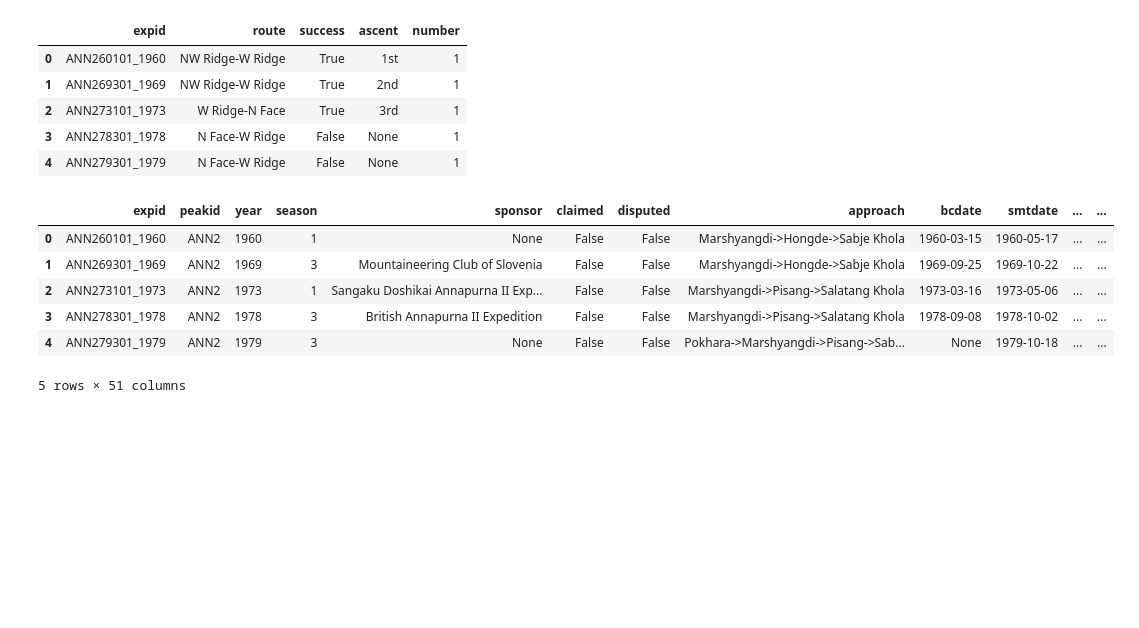
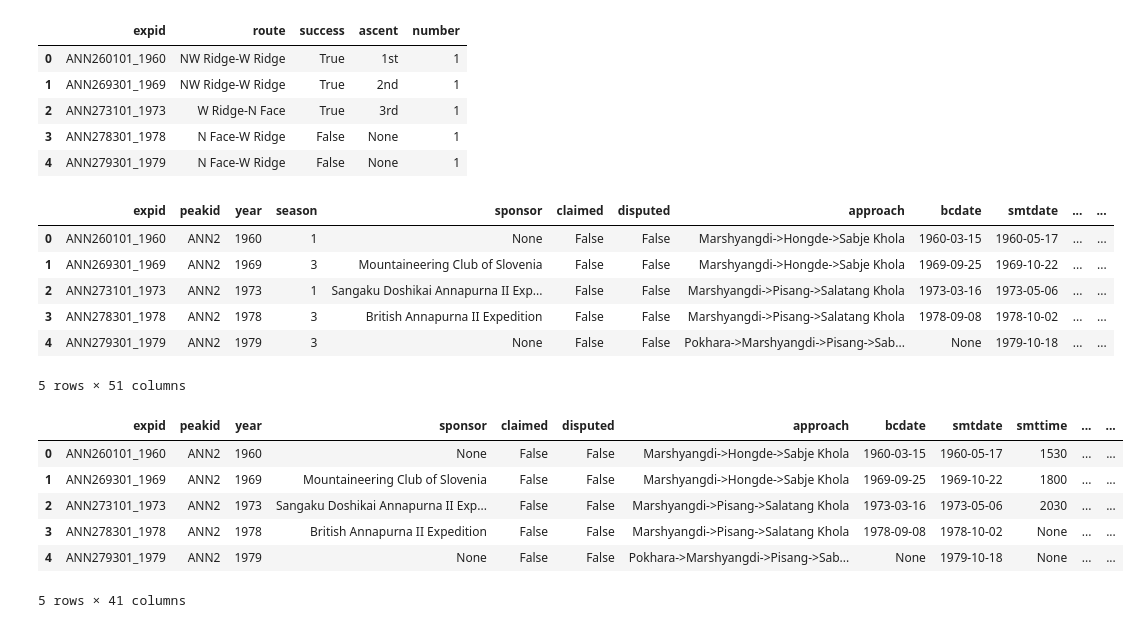
Before and after one commit to bastien-winant/himalayan-db-ingest, a Jupyter notebook: scripts/expeditions.ipynb, the cells around one changed output. Saved outputs shown, nothing was run; the diff lists cells and outputs as text; code cells hidden in the pictures; blank space fills up the shorter version.

```diff
--- a/scripts/expeditions.ipynb
+++ b/scripts/expeditions.ipynb
@@ -150,3 +163,16 @@ df.head()
 | 3 | ANN278301_1978 | ANN2 | 1978 | 3 | British Annapurna II Expedition | False | False | Marshyangdi->Pisang->Salatang Khola | 1978-09-08 | 1978-10-02 | ... | ... |
 | 4 | ANN279301_1979 | ANN2 | 1979 | 3 | None | False | False | Pokhara->Marshyangdi->Pisang->Sab... | None | 1979-10-18 | ... | ... |
 5 rows × 51 columns
+# %%
+df.drop(['smtdays', 'totdays', 'totmembers', 'smtmembers', 'mdeaths', 'tothired', 'smthired', 'hdeaths', 'nohired', 'season'],
+				axis=1, inplace=True)
+# %%
+df.head()
+# %% [output]
+|  | expid | peakid | year | sponsor | claimed | disputed | approach | bcdate | smtdate | smttime | ... | ... |
+| 0 | ANN260101_1960 | ANN2 | 1960 | None | False | False | Marshyangdi->Hongde->Sabje Khola | 1960-03-15 | 1960-05-17 | 1530 | ... | ... |
+| 1 | ANN269301_1969 | ANN2 | 1969 | Mountaineering Club of Slovenia | False | False | Marshyangdi->Hongde->Sabje Khola | 1969-09-25 | 1969-10-22 | 1800 | ... | ... |
+| 2 | ANN273101_1973 | ANN2 | 1973 | Sangaku Doshikai Annapurna II Exp... | False | False | Marshyangdi->Pisang->Salatang Khola | 1973-03-16 | 1973-05-06 | 2030 | ... | ... |
+| 3 | ANN278301_1978 | ANN2 | 1978 | British Annapurna II Expedition | False | False | Marshyangdi->Pisang->Salatang Khola | 1978-09-08 | 1978-10-02 | None | ... | ... |
+| 4 | ANN279301_1979 | ANN2 | 1979 | None | False | False | Pokhara->Marshyangdi->Pisang->Sab... | None | 1979-10-18 | None | ... | ... |
+5 rows × 41 columns
```
Also changed, not shown: parts of 3 cells of this notebook, 3 other files.
